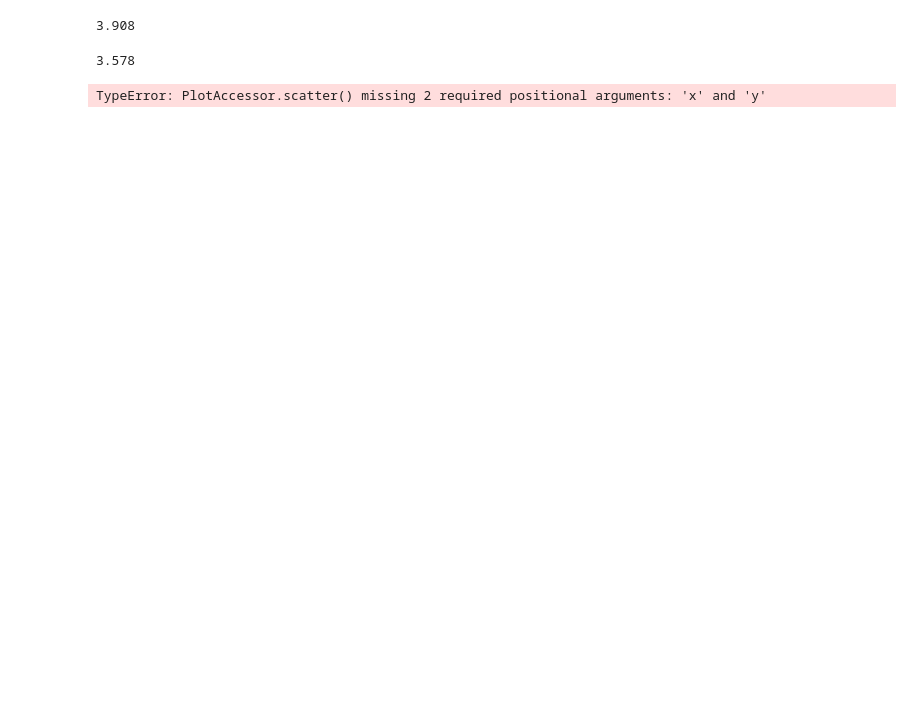
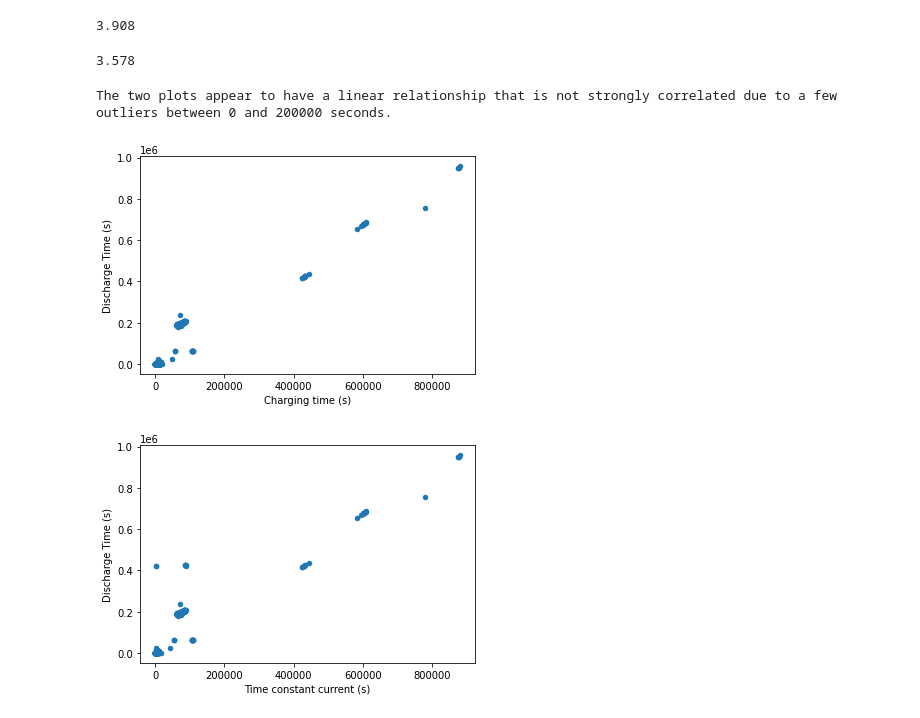
Before and after one commit to MellaBellaa/HtH_Summer_Build, a Jupyter notebook: Finding-an-Interesting-Dataset-MellaMyrick/Battery_data.ipynb, the cells around one changed output. Saved outputs shown, nothing was run; the diff lists cells and outputs as text; code cells hidden in the pictures; blank space fills up the shorter version.

```diff
--- a/Finding-an-Interesting-Dataset-MellaMyrick/Battery_data.ipynb
+++ b/Finding-an-Interesting-Dataset-MellaMyrick/Battery_data.ipynb
@@ -138,4 +158,9 @@ print(avg_min_volt_charge.round(3))
 # %%
-battery_life_data.lmplot()
+battery_life_data.plot.scatter(x = 'Charging time (s)', y = 'Discharge Time (s)')
+battery_life_data.plot.scatter(x = 'Time constant current (s)', y = 'Discharge Time (s)')
+
+print("The two plots appear to have a linear relationship that is not strongly correlated due to a few outliers between 0 and 200000 seconds.")
 # %% [output]
-TypeError: PlotAccessor.scatter() missing 2 required positional arguments: 'x' and 'y'
+The two plots appear to have a linear relationship that is not strongly correlated due to a few outliers between 0 and 200000 seconds.
+[figure, added]
+[figure, added]
```
Also changed, not shown: parts of 9 cells of this notebook, 1 other file.
